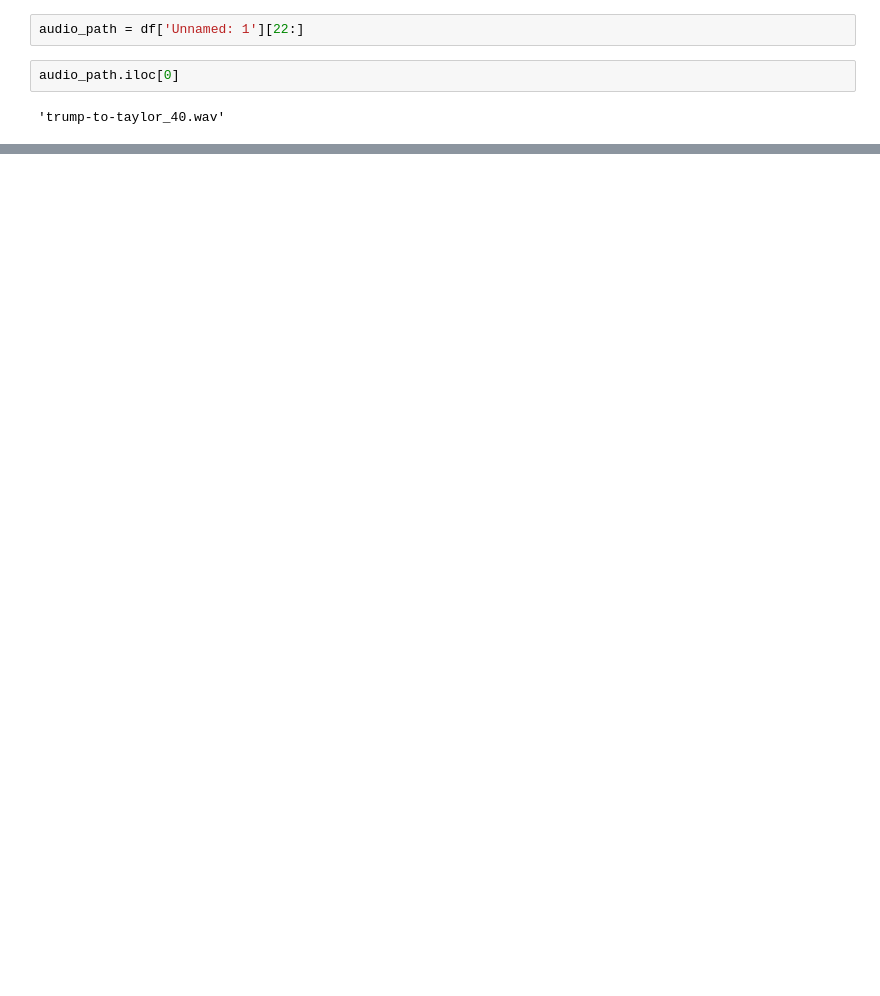
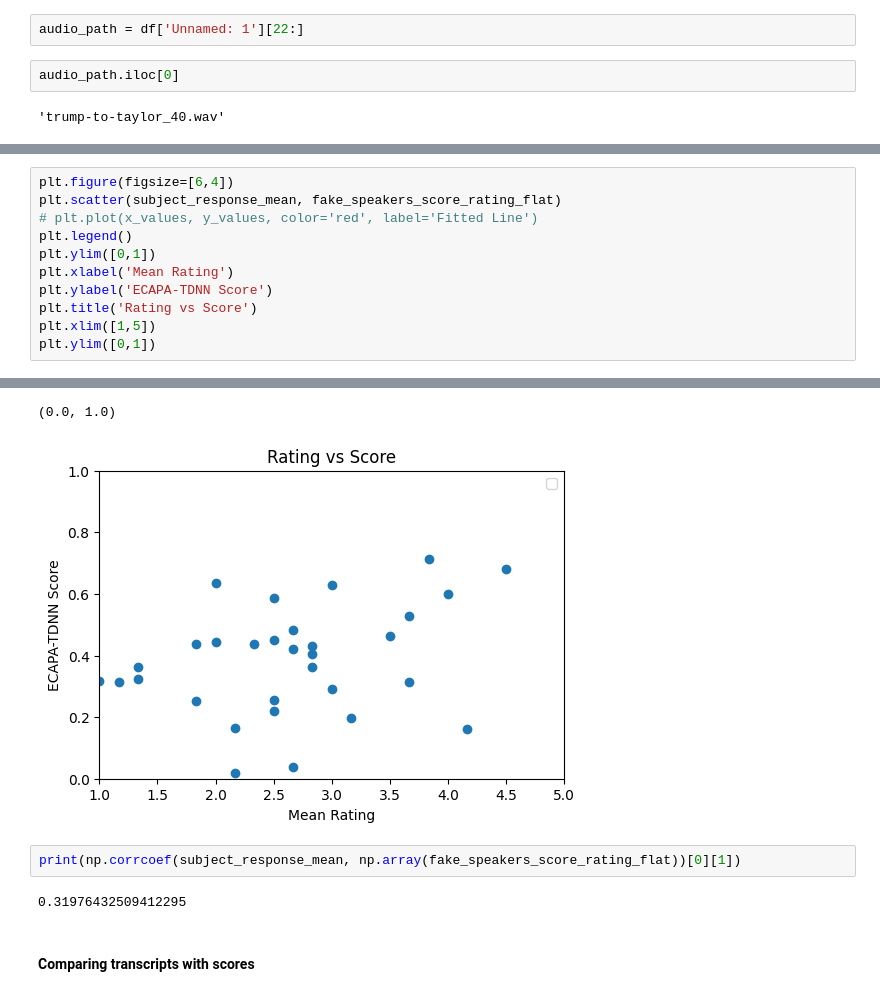
Before and after one commit to GasserElbanna/voice-speech-metamers, a Jupyter notebook: Deepfake_Analysis_SpeakerDistance_vs_Rating.ipynb, the cells around one changed output, grey strips where cells are left out. Drawn from its saved outputs; the diff is of its cells as text; blank space fills up the shorter version.

```diff
--- a/Deepfake_Analysis_SpeakerDistance_vs_Rating.ipynb
+++ b/Deepfake_Analysis_SpeakerDistance_vs_Rating.ipynb
@@ -377,0 +299,12 @@ speaker_verification_fake.to_csv('/content/drive/MyDrive/AUDIO/speaker_verificat
+# %%
+plt.figure(figsize=[6,4])
+plt.scatter(subject_response_mean, fake_speakers_score_rating_flat)
+# plt.plot(x_values, y_values, color='red', label='Fitted Line')
+plt.legend()
+plt.ylim([0,1])
+plt.xlabel('Mean Rating')
+plt.ylabel('ECAPA-TDNN Score')
+plt.title('Rating vs Score')
+plt.xlim([1,5])
+plt.ylim([0,1])
+# %% [output]
@@ -377,0 +312,8 @@ speaker_verification_fake.to_csv('/content/drive/MyDrive/AUDIO/speaker_verificat
+(0.0, 1.0)
+[figure, added]
+# %%
+print(np.corrcoef(subject_response_mean, np.array(fake_speakers_score_rating_flat))[0][1])
+# %% [output]
+0.31976432509412295
+# %% [markdown]
+#### Comparing transcripts with scores
```
Also changed, not shown: parts of 59 cells of this notebook.
